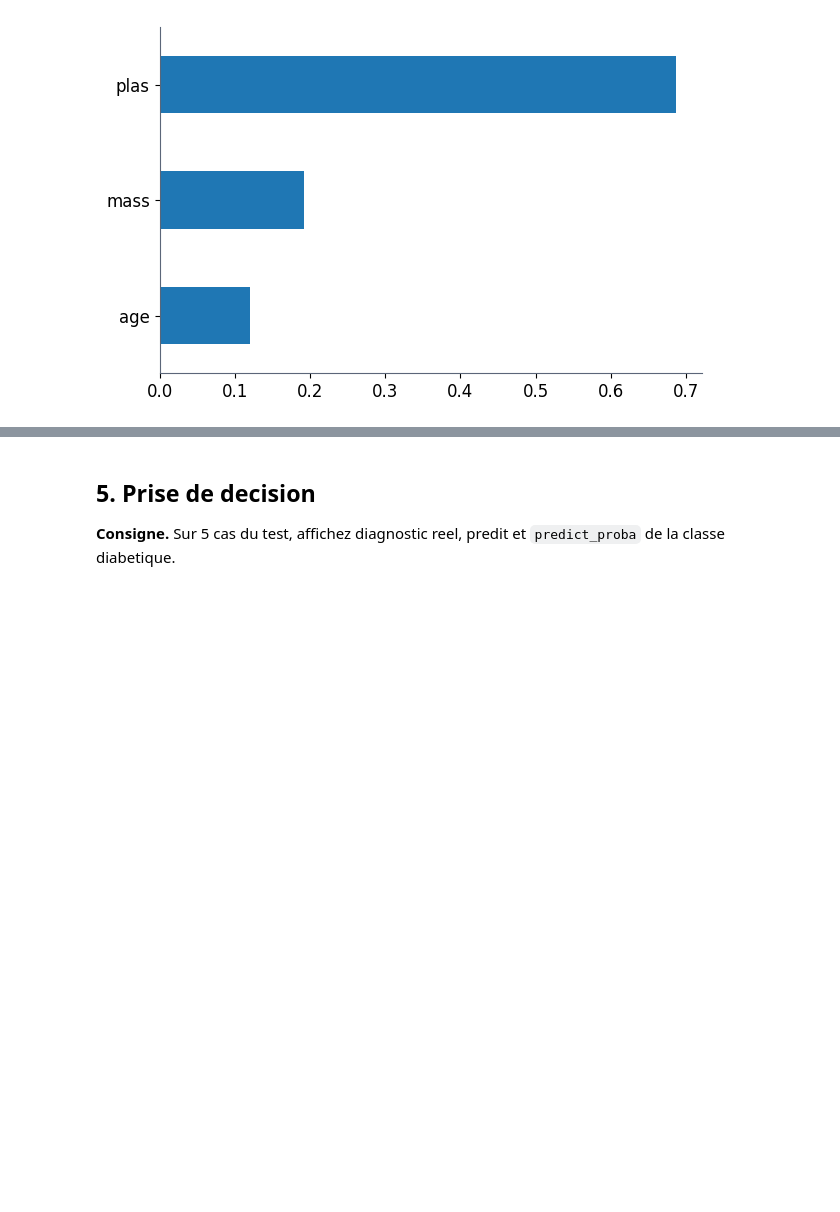
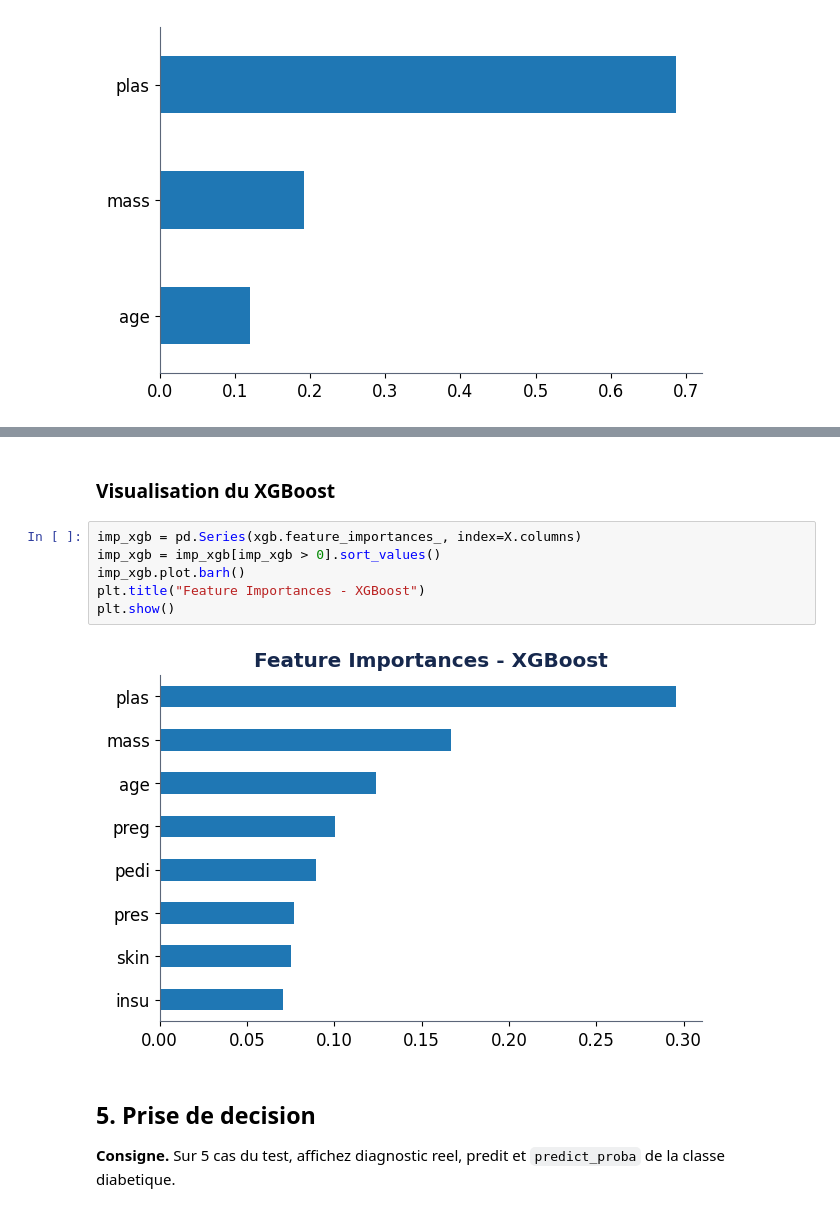
Before and after one commit to baptistecoquet00/ML_3ESGI, a Jupyter notebook: TP/TP2_arbre_decision_TODO.ipynb, the cells around one changed output, grey strips where cells are left out. Saved outputs shown, nothing was run; the diff lists cells and outputs as text; blank space fills up the shorter version.

```diff
--- a/TP/TP2_arbre_decision_TODO.ipynb
+++ b/TP/TP2_arbre_decision_TODO.ipynb
@@ -165,3 +210,13 @@ plt.show()
+# %% [markdown]
+### Visualisation du XGBoost
+# %%
+imp_xgb = pd.Series(xgb.feature_importances_, index=X.columns)
+imp_xgb = imp_xgb[imp_xgb > 0].sort_values()
+imp_xgb.plot.barh()
+plt.title("Feature Importances - XGBoost")
+plt.show()
+# %% [output]
+[figure, added]
 # %% [markdown]
 ## 5. Prise de decision
 **Consigne.** Sur 5 cas du test, affichez diagnostic reel, predit et
```
Also changed, not shown: parts of 16 cells of this notebook.
